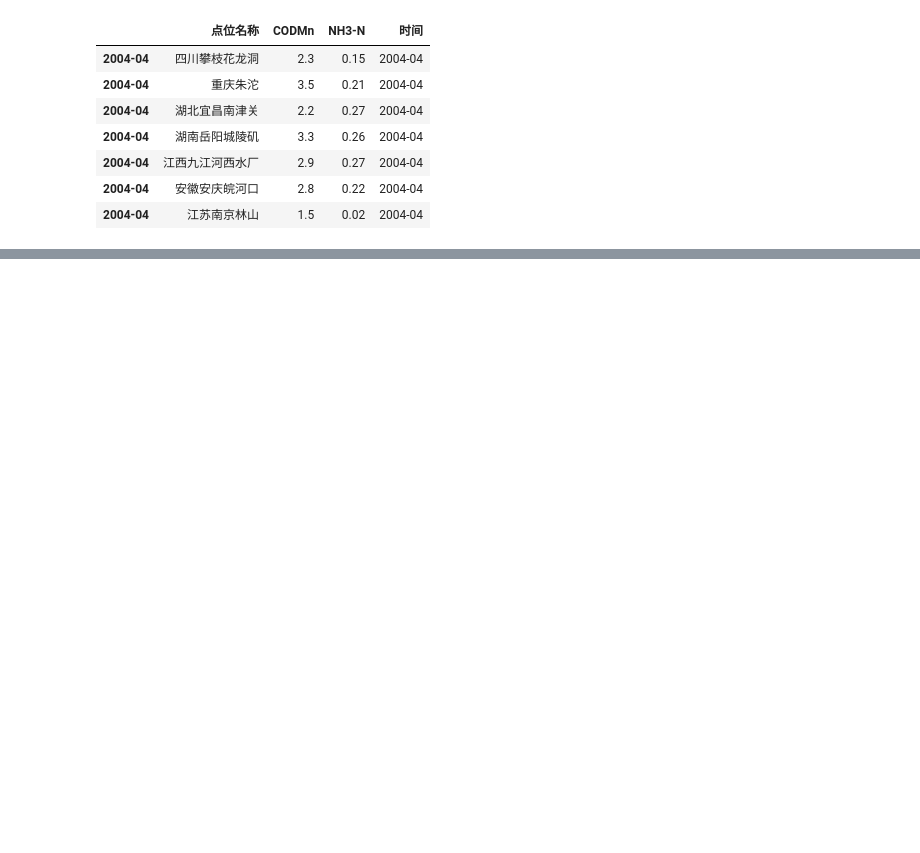
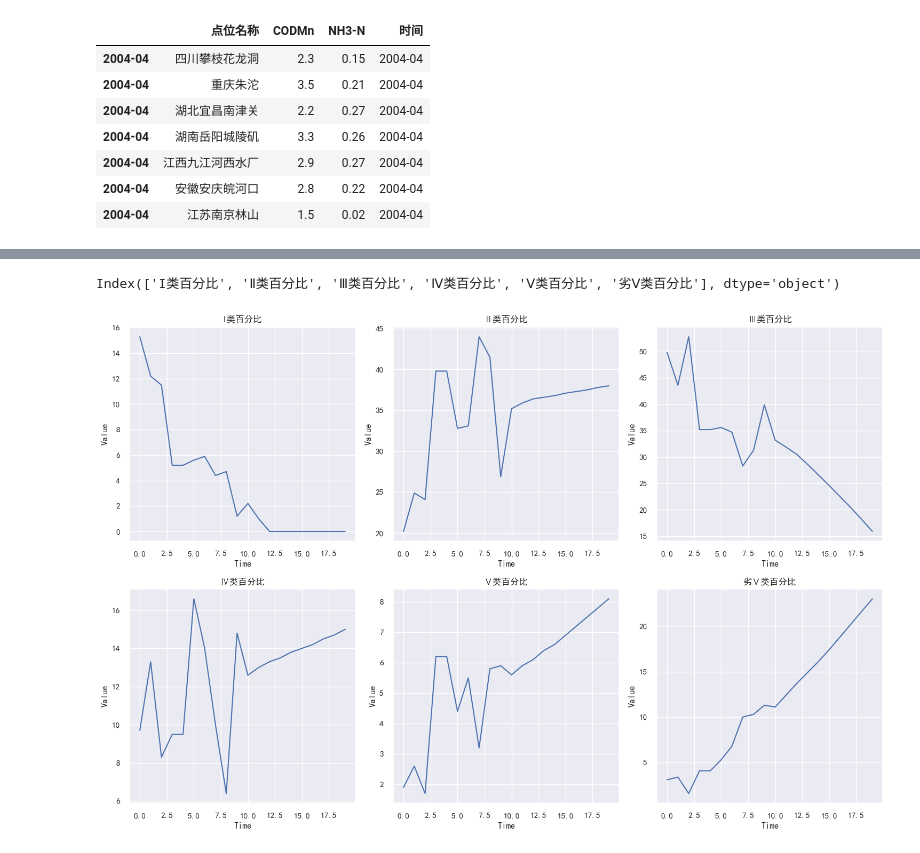
Before and after one commit to maxfanxd/2023mathematical-maxfan, a Jupyter notebook: Practice/第一次练习.ipynb, the cells around one changed output, grey strips where cells are left out. Saved outputs shown, nothing was run; the diff lists cells and outputs as text; code cells hidden in the pictures; blank space fills up the shorter version.

```diff
--- a/Practice/第一次练习.ipynb
+++ b/Practice/第一次练习.ipynb
@@ -982,0 +1663,4 @@ Text(0.5, 1.0, '来自本地的污染物浓度（COD-Mn）')
+# %%
+ridge = Ridge(alpha=10).fit(df_X[:10], df_y[:10])
+ridge.intercept_
+ridge.coef_
@@ -982,0 +1749,12 @@ Text(0.5, 1.0, '来自本地的污染物浓度（COD-Mn）')
+# %%
+columns = ['I类百分比', 'Ⅱ类百分比', 'Ⅲ类百分比', 'Ⅳ类百分比', 'Ⅴ类百分比', '劣Ⅴ类百分比']
+for y in range(len(columns)):
+    for x in range(10, 20):
+        prediction = float(ln.coef_[y]*df_X.iloc[x] + ln.intercept_[y])
+        if prediction > 0:
+            df1.iloc[x, y] = prediction
+        else:
+            df1.iloc[x, y] = 0
+
+df1
+#这只是预测占比，还要再处理一下
@@ -982,0 +1779,8 @@ Text(0.5, 1.0, '来自本地的污染物浓度（COD-Mn）')
+# %%
+df3=df1.copy()
+for x in range(10,20):
+    total=np.sum(df1.iloc[x,:6])
+    for y in range(6):
+        per = df1.iloc[x,y]/total
+        df3.iloc[x, y] = round(per*100,1)   #保留一位小数
+df3
@@ -982,0 +1805,27 @@ Text(0.5, 1.0, '来自本地的污染物浓度（COD-Mn）')
+# %%
+df3.columns[:6]
+# %% [output]
+Index(['I类百分比', 'Ⅱ类百分比', 'Ⅲ类百分比', 'Ⅳ类百分比', 'Ⅴ类百分比', '劣Ⅴ类百分比'], dtype='object')
+# %%
+import pandas as pd
+import matplotlib.pyplot as plt
+
+# 创建一个2x3的网格布局，绘制每个变量的变化趋势
+fig, axes = plt.subplots(nrows=2, ncols=3, figsize=(15, 10))
+
+# 遍历每一列，绘制对应变量的线图
+for i, column in enumerate(df3.columns[:6].tolist()):
+    row = i // 3
+    col = i % 3
+    ax = axes[row, col]
+
+    df3[column].astype(float).plot(ax=ax, legend=False)
+    ax.set_title(column)
+    ax.set_xlabel('Time')
+    ax.set_ylabel('Value')
+
+# 调整子图之间的间距
+plt.tight_layout()
+plt.show()
+# %% [output]
+[figure, added]
```
Also changed, not shown: parts of 62 cells of this notebook, 8 other files.
